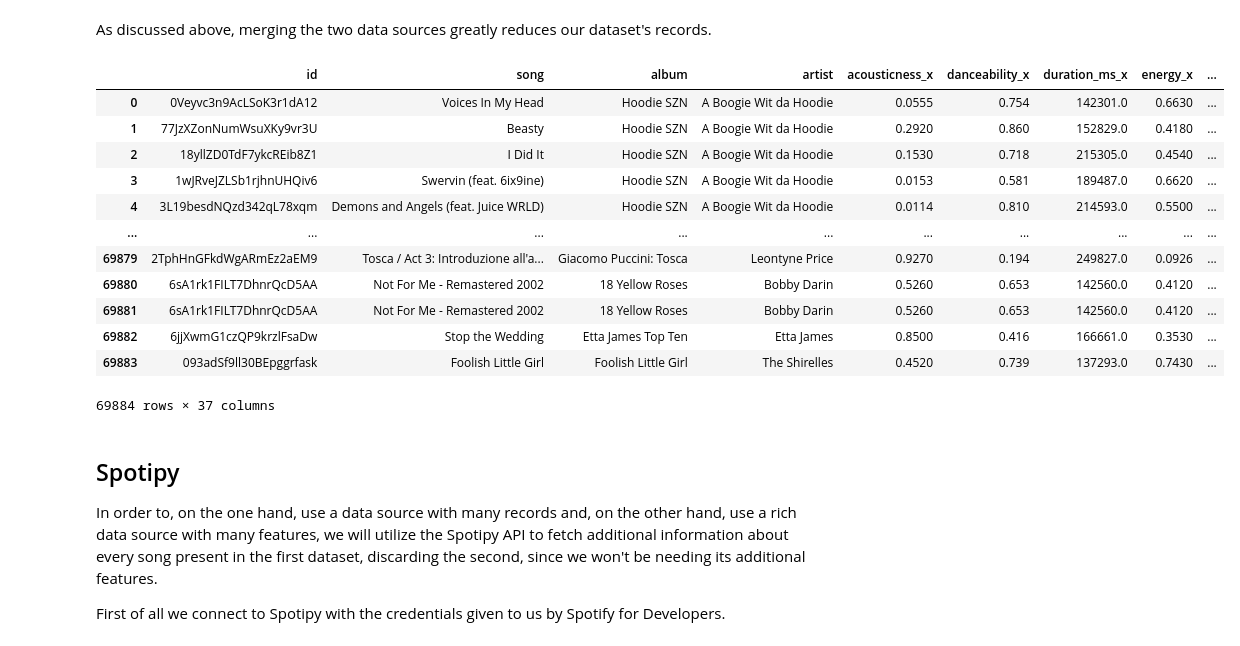
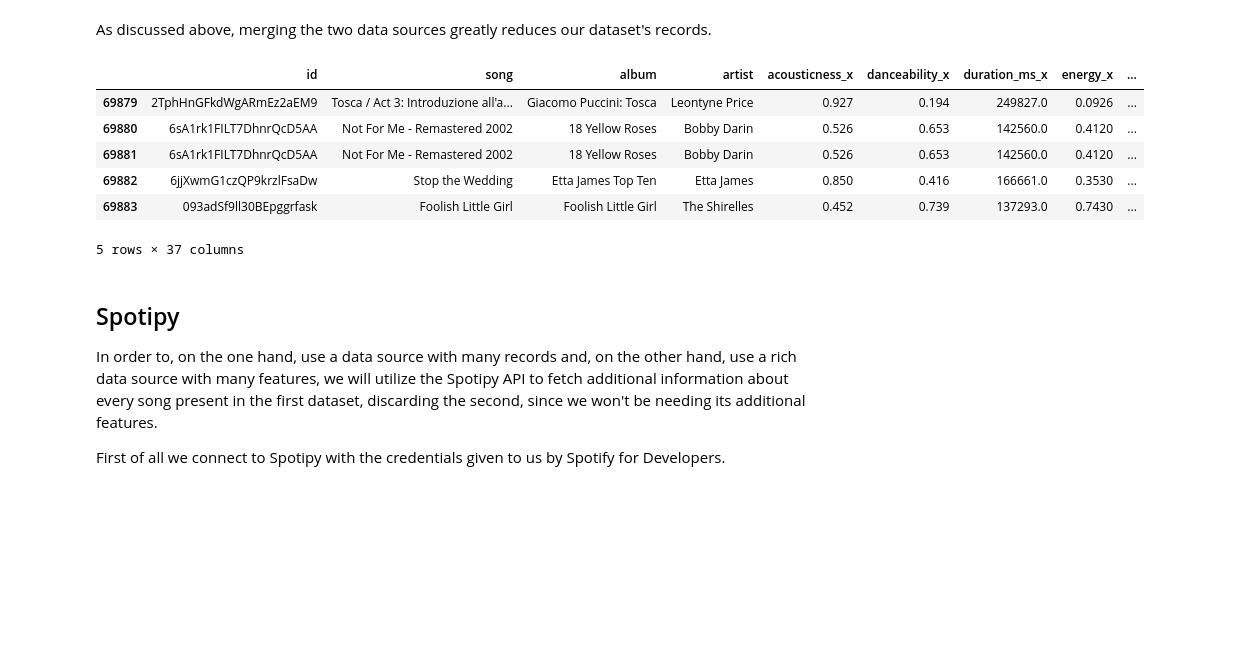
Before and after one commit to nantoniou/Analyzing-Music, a Jupyter notebook: song_analysis.ipynb, the cells around one changed output. Drawn from its saved outputs; the diff is of its cells as text; code cells hidden in the pictures; blank space fills up the shorter version.

```diff
--- a/song_analysis.ipynb
+++ b/song_analysis.ipynb
@@ -104,21 +90,15 @@ data.popularity.mean()
 # %% [markdown]
 As discussed above, merging the two data sources greatly reduces our dataset's records.
 # %%
-data2.merge(data, left_on='id', right_on='track_id')
+data2.merge(data, left_on='id', right_on='track_id').tail()
 # %% [output]
 |  | id | song | album | artist | acousticness_x | danceability_x | duration_ms_x | energy_x | ... |
-| 0 | 0Veyvc3n9AcLSoK3r1dA12 | Voices In My Head | Hoodie SZN | A Boogie Wit da Hoodie | 0.0555 | 0.754 | 142301.0 | 0.6630 | ... |
-| 1 | 77JzXZonNumWsuXKy9vr3U | Beasty | Hoodie SZN | A Boogie Wit da Hoodie | 0.2920 | 0.860 | 152829.0 | 0.4180 | ... |
-| 2 | 18yllZD0TdF7ykcREib8Z1 | I Did It | Hoodie SZN | A Boogie Wit da Hoodie | 0.1530 | 0.718 | 215305.0 | 0.4540 | ... |
-| 3 | 1wJRveJZLSb1rjhnUHQiv6 | Swervin (feat. 6ix9ine) | Hoodie SZN | A Boogie Wit da Hoodie | 0.0153 | 0.581 | 189487.0 | 0.6620 | ... |
-| 4 | 3L19besdNQzd342qL78xqm | Demons and Angels (feat. Juice WRLD) | Hoodie SZN | A Boogie Wit da Hoodie | 0.0114 | 0.810 | 214593.0 | 0.5500 | ... |
-| ... | ... | ... | ... | ... | ... | ... | ... | ... | ... |
-| 69879 | 2TphHnGFkdWgARmEz2aEM9 | Tosca / Act 3: Introduzione all'a... | Giacomo Puccini: Tosca | Leontyne Price | 0.9270 | 0.194 | 249827.0 | 0.0926 | ... |
-| 69880 | 6sA1rk1FILT7DhnrQcD5AA | Not For Me - Remastered 2002 | 18 Yellow Roses | Bobby Darin | 0.5260 | 0.653 | 142560.0 | 0.4120 | ... |
-| 69881 | 6sA1rk1FILT7DhnrQcD5AA | Not For Me - Remastered 2002 | 18 Yellow Roses | Bobby Darin | 0.5260 | 0.653 | 142560.0 | 0.4120 | ... |
-| 69882 | 6jjXwmG1czQP9krzlFsaDw | Stop the Wedding | Etta James Top Ten | Etta James | 0.8500 | 0.416 | 166661.0 | 0.3530 | ... |
-| 69883 | 093adSf9ll30BEpggrfask | Foolish Little Girl | Foolish Little Girl | The Shirelles | 0.4520 | 0.739 | 137293.0 | 0.7430 | ... |
+| 69879 | 2TphHnGFkdWgARmEz2aEM9 | Tosca / Act 3: Introduzione all'a... | Giacomo Puccini: Tosca | Leontyne Price | 0.927 | 0.194 | 249827.0 | 0.0926 | ... |
+| 69880 | 6sA1rk1FILT7DhnrQcD5AA | Not For Me - Remastered 2002 | 18 Yellow Roses | Bobby Darin | 0.526 | 0.653 | 142560.0 | 0.4120 | ... |
+| 69881 | 6sA1rk1FILT7DhnrQcD5AA | Not For Me - Remastered 2002 | 18 Yellow Roses | Bobby Darin | 0.526 | 0.653 | 142560.0 | 0.4120 | ... |
+| 69882 | 6jjXwmG1czQP9krzlFsaDw | Stop the Wedding | Etta James Top Ten | Etta James | 0.850 | 0.416 | 166661.0 | 0.3530 | ... |
+| 69883 | 093adSf9ll30BEpggrfask | Foolish Little Girl | Foolish Little Girl | The Shirelles | 0.452 | 0.739 | 137293.0 | 0.7430 | ... |
-69884 rows × 37 columns
+5 rows × 37 columns
 # %% [markdown]
 ## Spotipy
 
```
Also changed, not shown: parts of 8 cells of this notebook, 1 other file.
